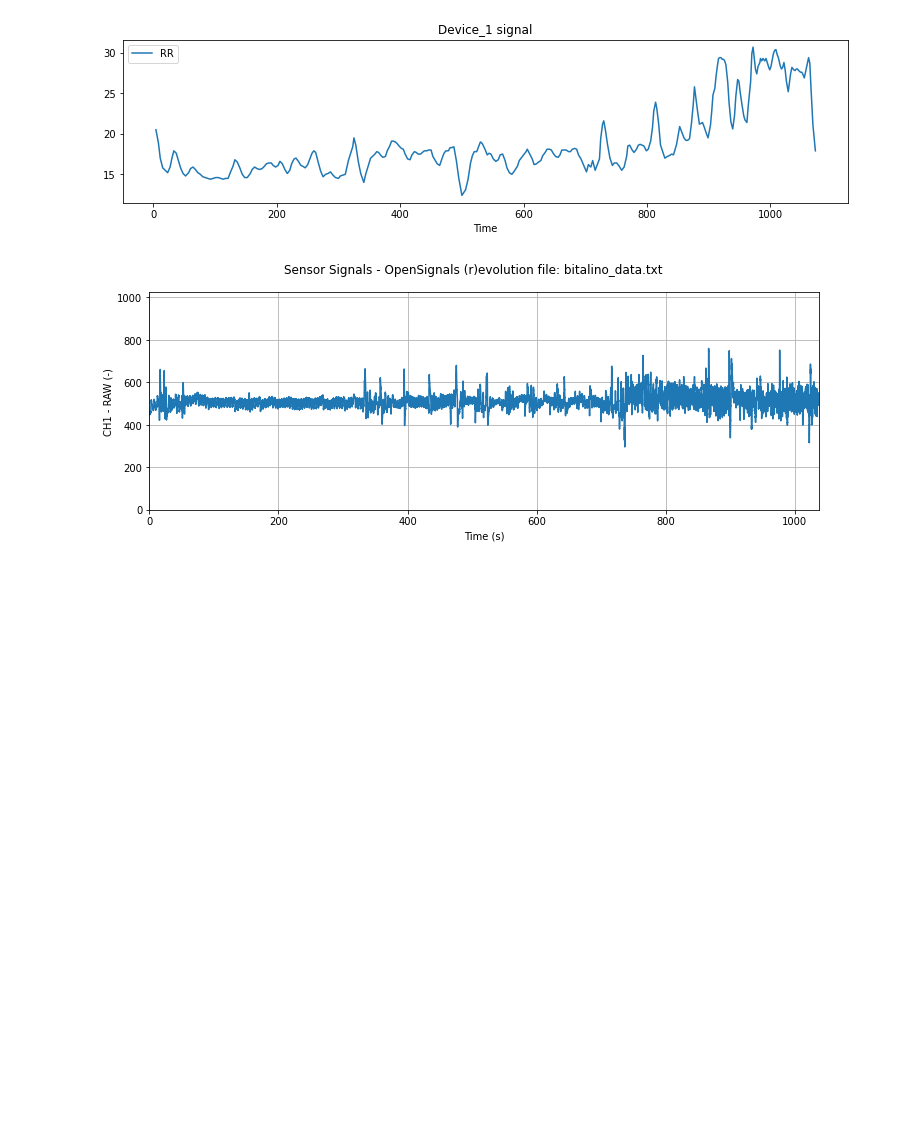
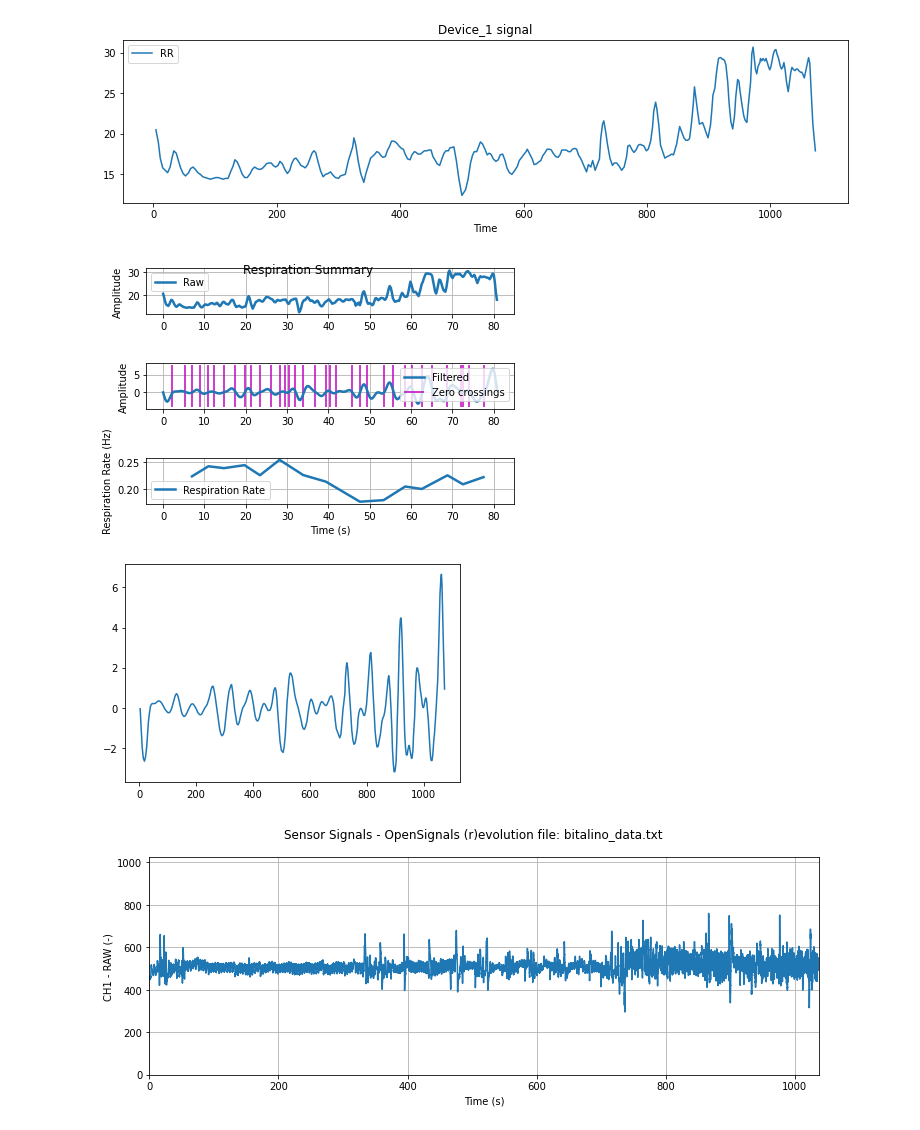
Before and after one commit to screemix/neuro_lab_test_task, a Jupyter notebook: Task2.ipynb, the cells around one changed output. Saved outputs shown, nothing was run; the diff lists cells and outputs as text; code cells hidden in the pictures; blank space fills up the shorter version.

```diff
--- a/Task2.ipynb
+++ b/Task2.ipynb
@@ -41,6 +68,13 @@ device1.plot(x='Time', y='RR', figsize=(13,3), title='Device_1 signal', label="R
 # %% [output]
 <matplotlib.axes._subplots.AxesSubplot at 0x...>
 [figure]
+# %%
+device_1 = biosppy.signals.resp.resp(signal=d1, sampling_rate=4, show=True)
+plt.plot(time1, device_1['filtered'])
+d1 = device_1['filtered']
+# %% [output]
+[figure, added]
+[figure, added]
 # %%
 device2 = OpenSignalsReader('bitalino_data.txt')
 # %%
```
Also changed, not shown: parts of 23 cells of this notebook.
